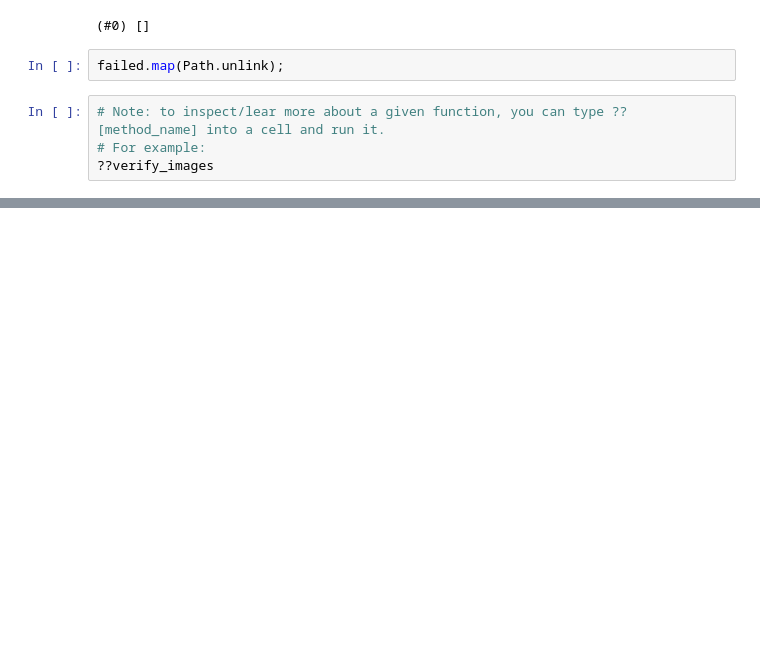
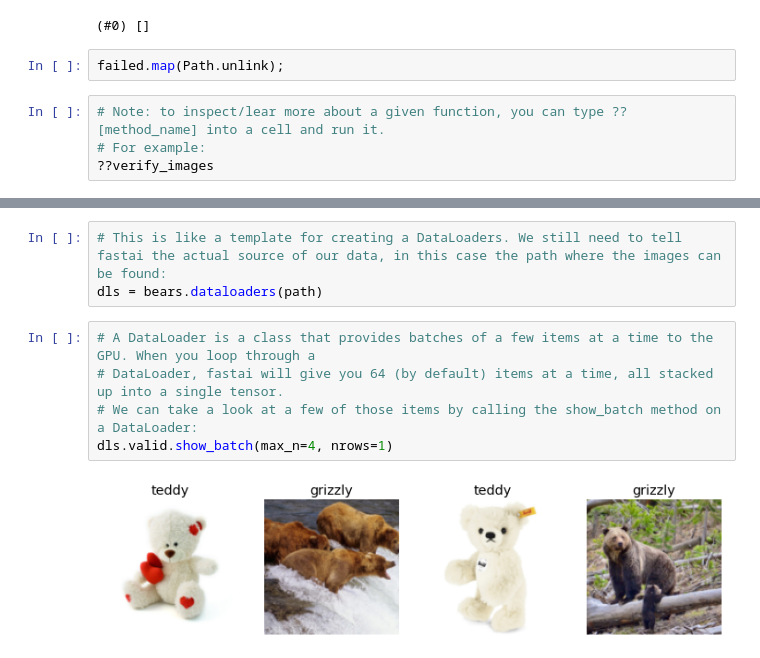
Before and after one commit to zayneio/jupyter-notebooks, a Jupyter notebook: deep-learning-for-coders/Chapter 2 - Bing Image Search API.ipynb, the cells around one changed output, grey strips where cells are left out. Saved outputs shown, nothing was run; the diff lists cells and outputs as text; blank space fills up the shorter version.

Commit message:
Bear Classifier

```diff
--- a/deep-learning-for-coders/Chapter 2 - Bing Image Search API.ipynb
+++ b/deep-learning-for-coders/Chapter 2 - Bing Image Search API.ipynb
@@ -68,0 +122,10 @@ failed.map(Path.unlink);
+# %%
+# This is like a template for creating a DataLoaders. We still need to tell fastai the actual source of our data, in this case the path where the images can be found:
+dls = bears.dataloaders(path)
+# %%
+# A DataLoader is a class that provides batches of a few items at a time to the GPU. When you loop through a
+# DataLoader, fastai will give you 64 (by default) items at a time, all stacked up into a single tensor.
+# We can take a look at a few of those items by calling the show_batch method on a DataLoader:
+dls.valid.show_batch(max_n=4, nrows=1)
+# %% [output]
+[figure, added]
```
Also changed, not shown: parts of 10 cells of this notebook.
